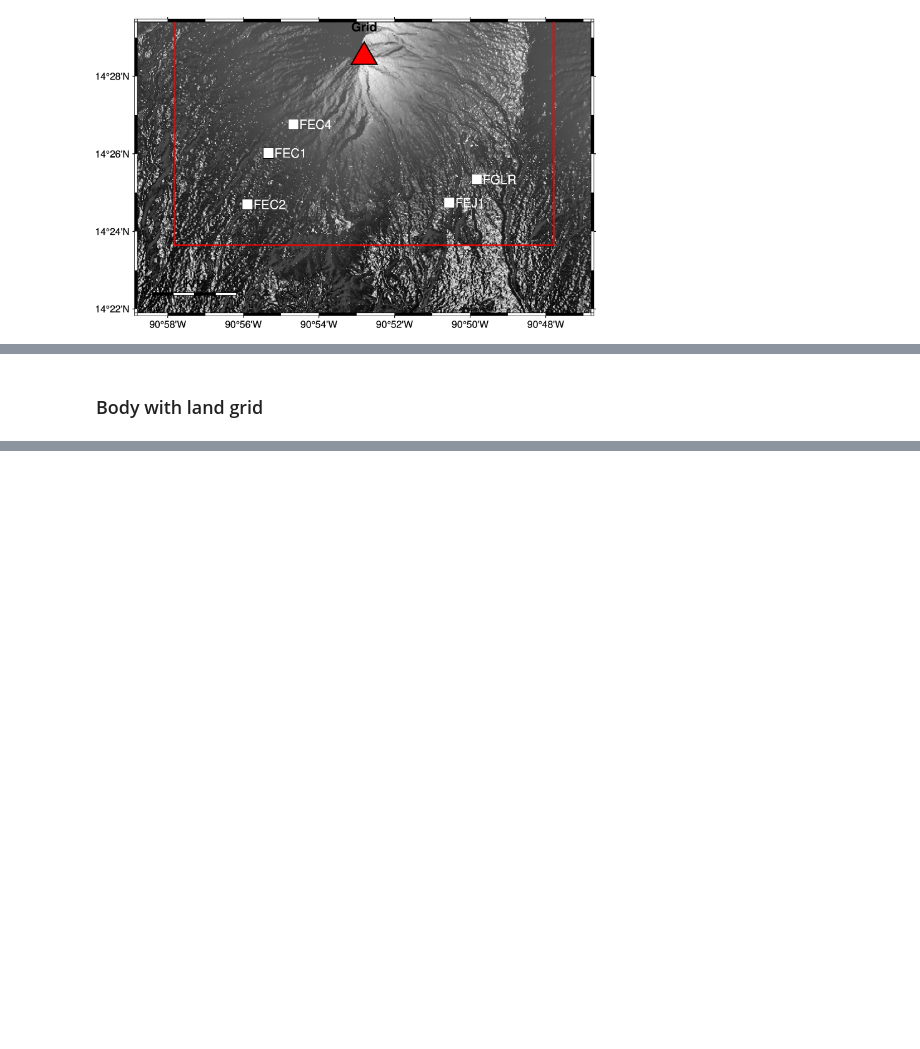
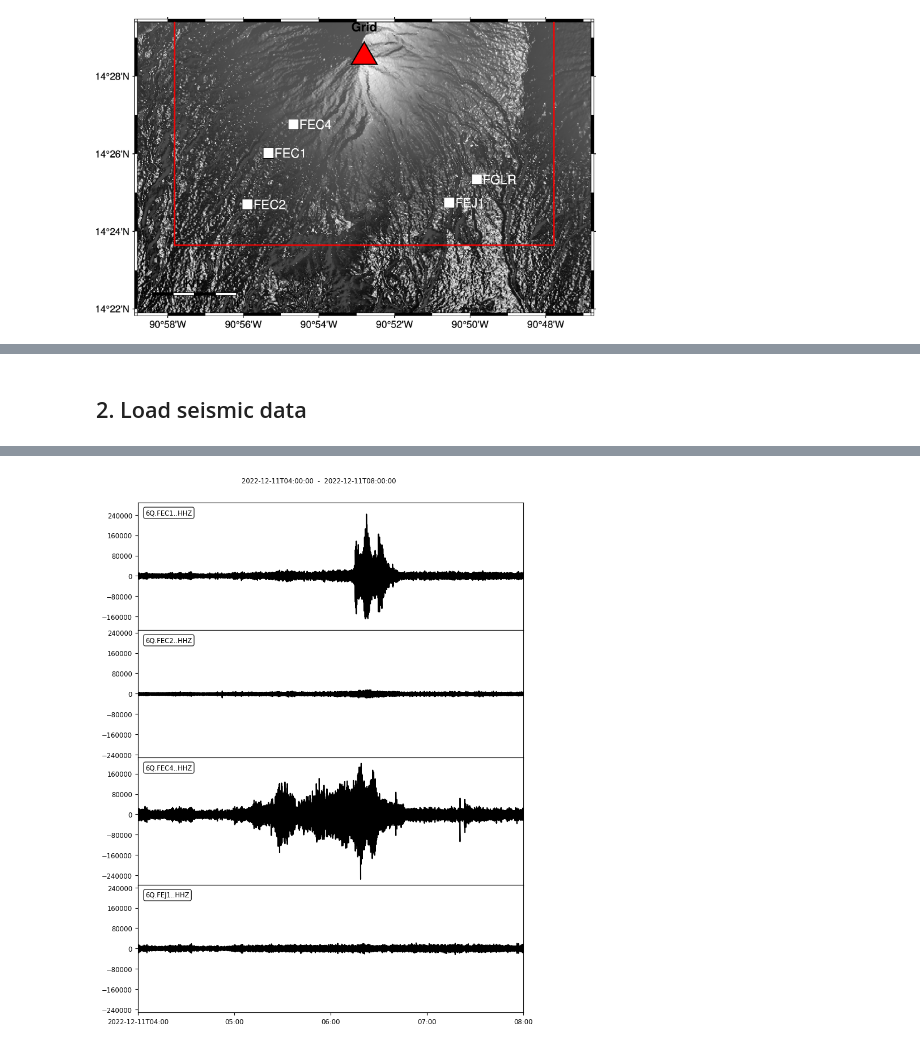
Before and after one commit to gthompson/flovopy, a Jupyter notebook: flovopy/tutorials/12_jacob_with_flovopy.ipynb, the cells around one changed output, grey strips where cells are left out. Drawn from its saved outputs; the diff is of its cells as text; code cells hidden in the pictures; blank space fills up the shorter version.

```diff
--- a/flovopy/tutorials/12_jacob_with_flovopy.ipynb
+++ b/flovopy/tutorials/12_jacob_with_flovopy.ipynb
@@ -690,2 +121,0 @@ scored, summary, win_counts = compare_runs(
-# %% [markdown]
-### Body with land grid
@@ -760,0 +122,14 @@ print(landgridobj.signature())
+# %% [markdown]
+## 2. Load seismic data
+# %%
+from obspy import Stream, read
+MSEED_DIR = DATA_DIR / "ClipMSEED"
+st = Stream()
+for f in MSEED_DIR.glob('*.mseed'):
+    if 'HHZ' in str(f):
+        print(f)
+        tr = read(f)[0]
+        st.append(tr)
+print(st)
+st.plot();
+# %% [output]
@@ -760,0 +145 @@ print(landgridobj.signature())
+[figure, added]
```
Also changed, not shown: parts of 36 cells of this notebook, 1 other file.
